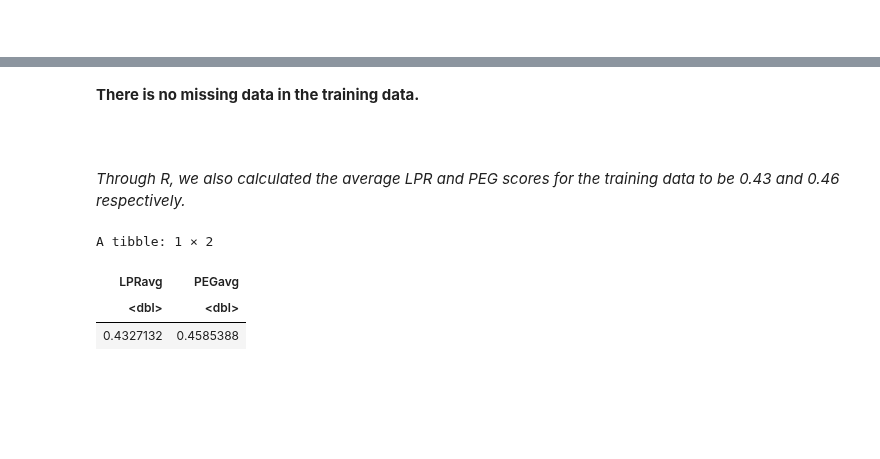
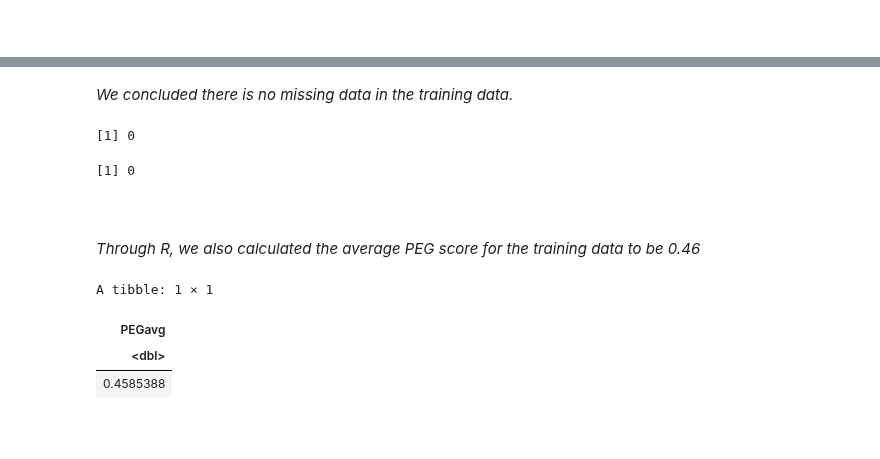
Before and after one commit to pgbenng/DSCI-Group-38-Project, a Jupyter notebook: proposal.ipynb, the cells around one changed output, grey strips where cells are left out. Drawn from its saved outputs; the diff is of its cells as text; code cells hidden in the pictures; blank space fills up the shorter version.

```diff
--- a/proposal.ipynb
+++ b/proposal.ipynb
@@ -105,23 +117,24 @@ A tibble: 4 × 3
 # %% [markdown]
-<b> There is no missing data in the training data. </b>
+<i> We concluded there is no missing data in the training data. </b>
+# %%
+nrow(dataset_training%>%filter(is.na(UNS)))   # find the number of rows with missing data in UNS column
+nrow(dataset_training%>%filter(is.na(PEG)))   # find the number of rows with missing data in PEG column
+# %% [output]
+[1] 0
+[1] 0
 # %% [markdown]
 <br>
 # %% [markdown]
-<i> Through R, we also calculated the average LPR and PEG scores for the training data to be 0.43 and 0.46 respectively. </i>
+<i> Through R, we also calculated the average PEG score for the training data to be 0.46
-# %%
-LPRavg <- dataset_training %>%
-    summarize(LPRavg = mean(LPR))
-
-PEGavg <- dataset_training %>%
-    summarize(PEGavg = mean(PEG))
-
-
-bind_cols(LPRavg, PEGavg)
-# %% [output]
-A tibble: 1 × 2
-| LPRavg | PEGavg |
-| <dbl> | <dbl> |
-| 0.4327132 | 0.4585388 |
+# %%
+PEGavg <- dataset_training %>%
+          summarize(PEGavg = mean(PEG))   #calculate the mean PEG score
+PEGavg
+# %% [output]
+A tibble: 1 × 1
+| PEGavg |
+| <dbl> |
+| 0.4585388 |
 # %% [markdown]
 <br>
 # %% [markdown]
```
Also changed, not shown: parts of 27 cells of this notebook.
